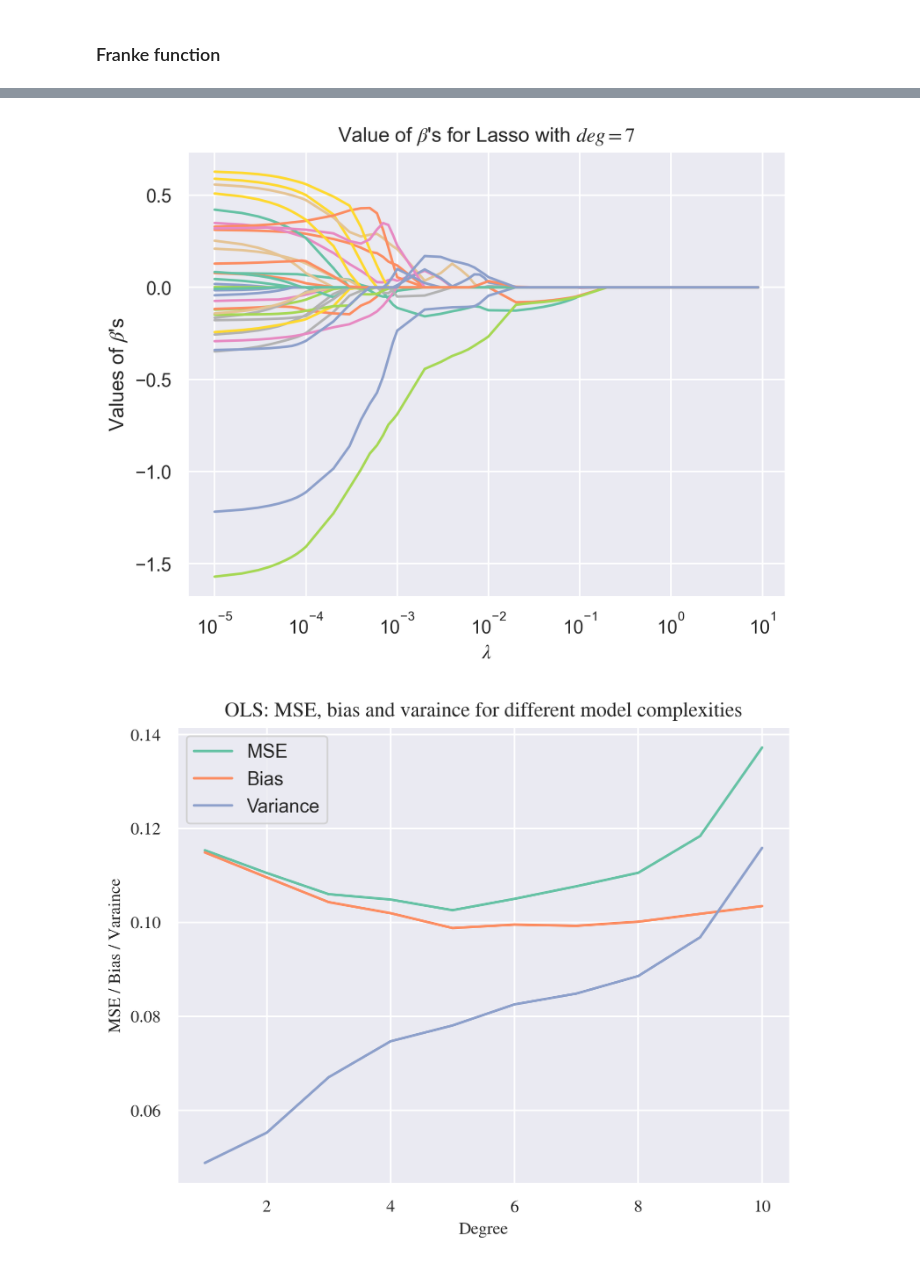
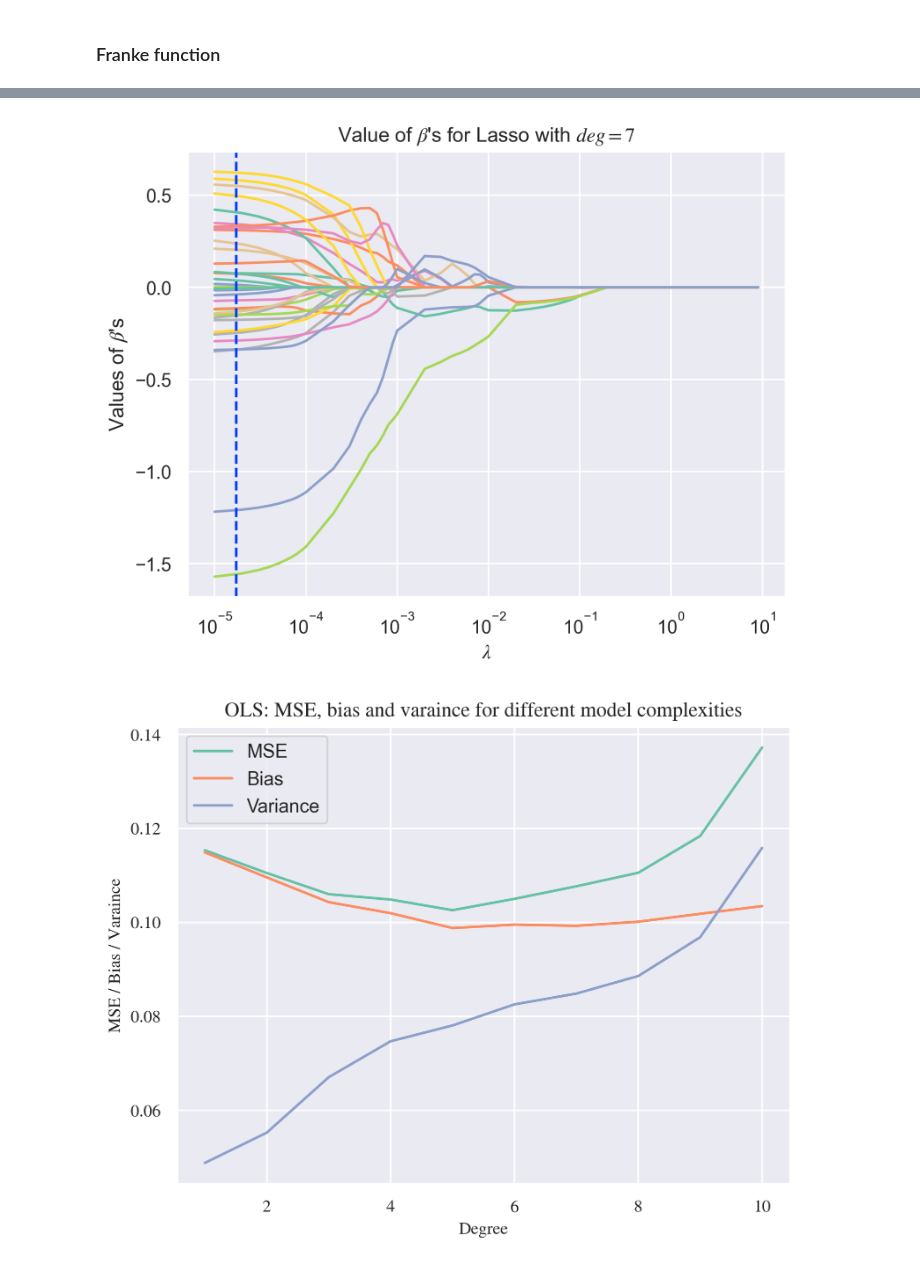
Before and after one commit to GauteJ1/FYS-STK-projects, a Jupyter notebook: project_1_alt/src/plots_in_report.ipynb, the cells around one changed output, grey strips where cells are left out. Saved outputs shown, nothing was run; the diff lists cells and outputs as text; code cells hidden in the pictures.

```diff
--- a/project_1_alt/src/plots_in_report.ipynb
+++ b/project_1_alt/src/plots_in_report.ipynb
@@ -62,8 +62,8 @@ plt.savefig("../figures/figures_in_report/Ridge_Betas_lambda_Franke_Noise_const_
 # %%
-plots.plot_betas_lambda("Lasso", deg=best_deg_lasso)
+plots.plot_betas_lambda("Lasso", deg=best_deg_lasso, opt_lambda=best_lambda_lasso)
 plt.savefig("../figures/figures_in_report/lasso_Betas_lambda_Franke_Noise_const_deg.pdf")
 # %% [output]
-[figure, old version]
+[figure, new version]
 # %%
 plots.plot_bootstrap_bias_var(max_deg=10)
 plt.savefig("../figures/figures_in_report/bias_var_Franke_Noise_bootstrap.pdf")
```
Also changed, not shown: parts of 4 cells of this notebook, 13 other files.
